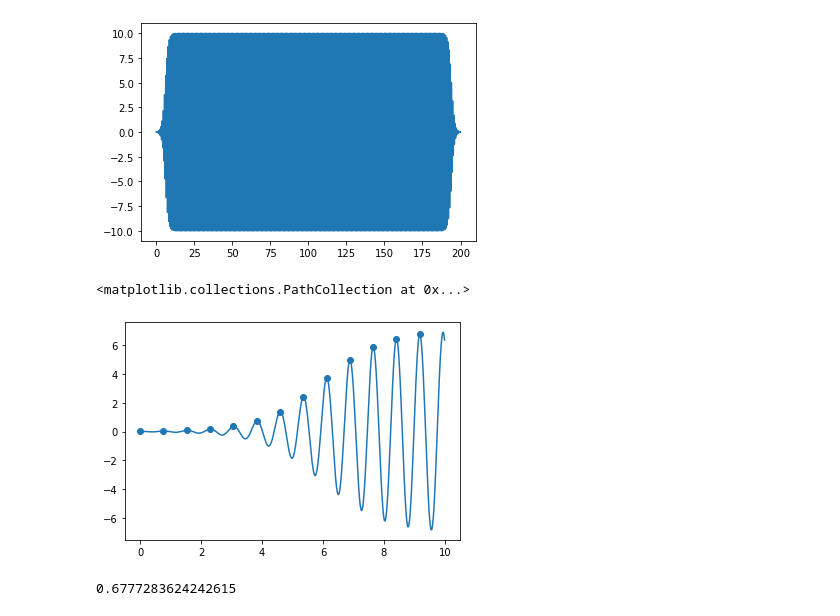
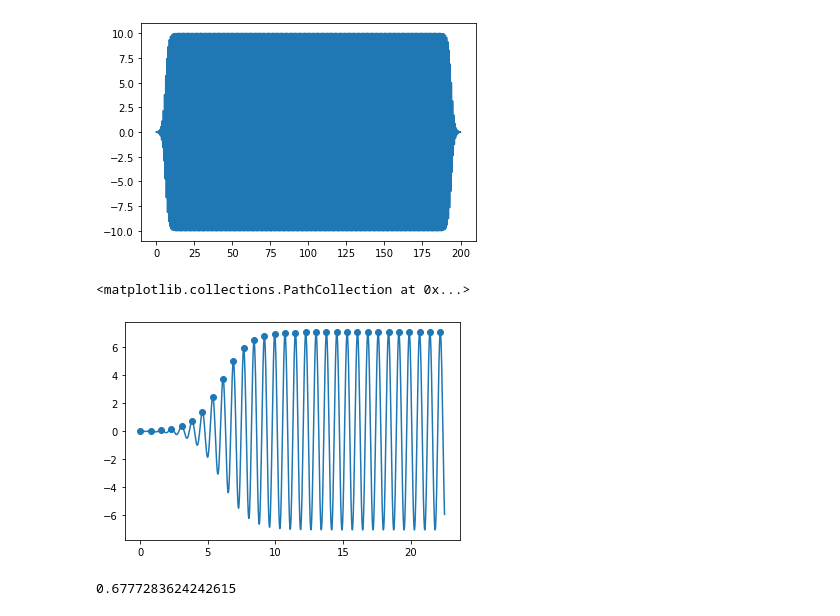
Before and after one commit to david-gorski/subharmonic_superconducting_qubits, a Jupyter notebook: debug/floquet_solver_test.ipynb, the cells around one changed output. Cells and saved outputs as stored; diff of their text form; code cells hidden in the pictures.

```diff
--- a/debug/floquet_solver_test.ipynb
+++ b/debug/floquet_solver_test.ipynb
@@ -83,14 +83,14 @@ plt.show()
 # %%
 # Create list of points at peaks of pulse
 
-num_of_points = 1000
-num_of_durPoints = 13
+num_of_points = 2250
+num_of_durPoints = 30
 
 plt.plot(tlist[:num_of_points], tanh.get_pulse(tlist)[:num_of_points])
 plt.scatter(peaks_tlist[:num_of_durPoints], tanh.get_pulse(peaks_tlist)[:num_of_durPoints])
 # %% [output]
 <matplotlib.collections.PathCollection at 0x...>
-[figure, old version]
+[figure, new version]
 # %%
 expectation_values = expect.get_all_expectation_values(solution.states, system.basis_states)
 fig, ax = plt.subplots(figsize=(12, 5))
```
Also changed, not shown: parts of 18 cells of this notebook, 10 other files.
